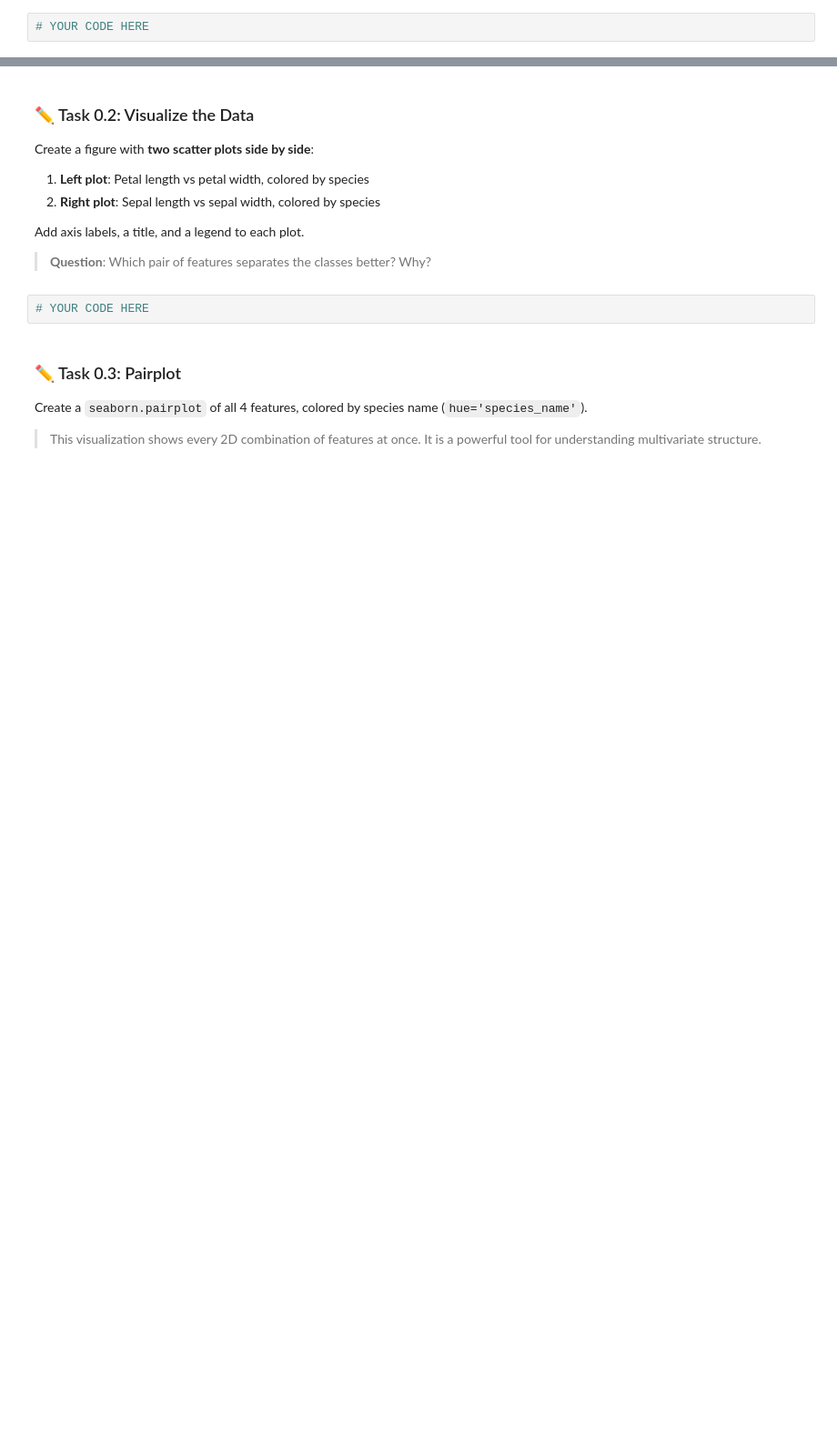
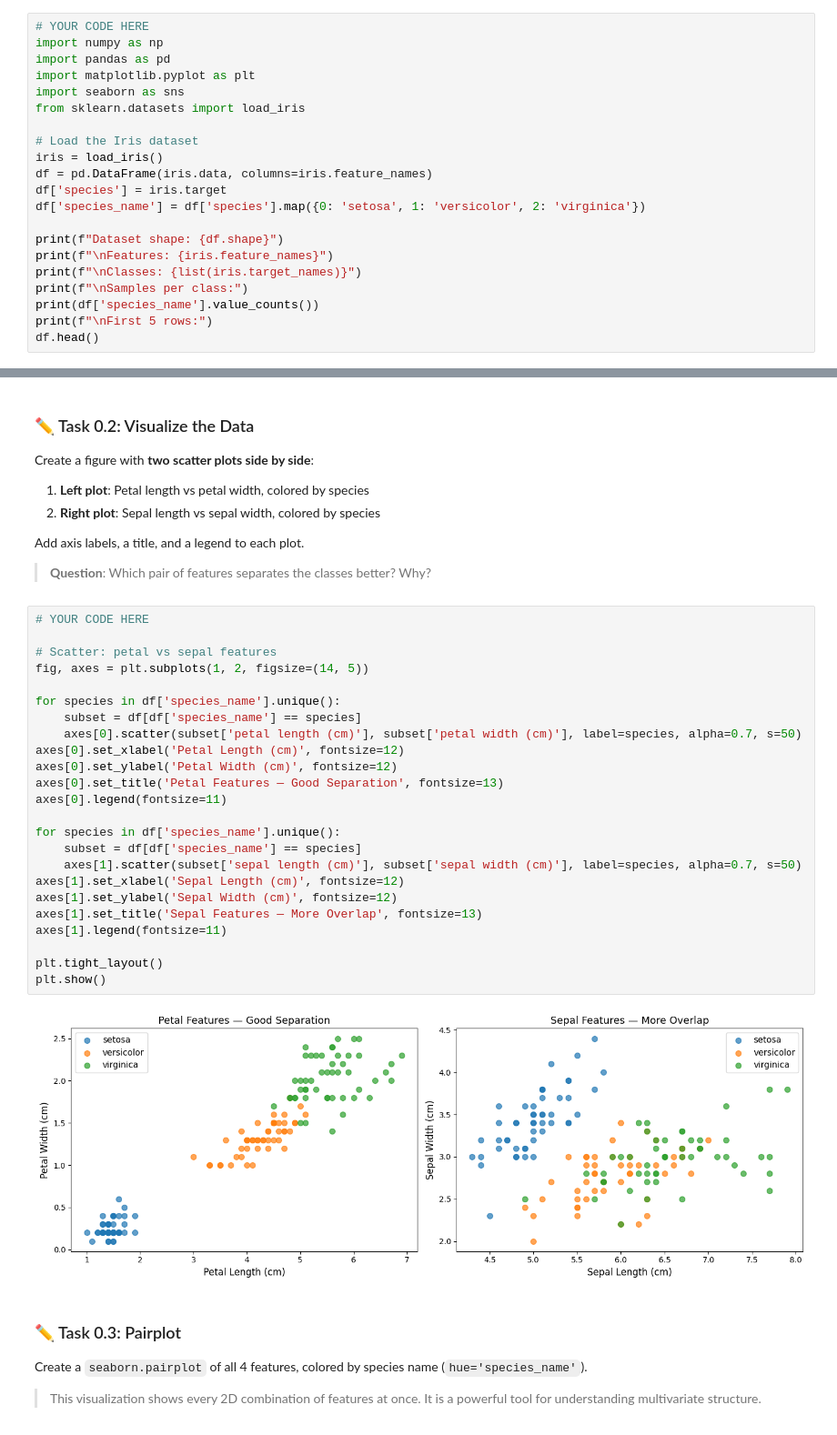
Before and after one commit to simone-cavallaro/Machine-Learning, a Jupyter notebook: Lab 5/KNN_SVM_KMEANS.ipynb, the cells around one changed output, grey strips where cells are left out. Shown at 91% size. Drawn from its saved outputs; the diff is of its cells as text; blank space fills up the shorter version.

```diff
--- a/Lab 5/KNN_SVM_KMEANS.ipynb
+++ b/Lab 5/KNN_SVM_KMEANS.ipynb
@@ -71,3 +71,22 @@ Create a DataFrame with the iris features and add columns for the numeric specie
 Print the **shape**, the **feature names**, the **class names**, and the **count of samples per class**.
 # %%
 # YOUR CODE HERE
+import numpy as np
+import pandas as pd
+import matplotlib.pyplot as plt
+import seaborn as sns
+from sklearn.datasets import load_iris
+
+# Load the Iris dataset
+iris = load_iris()
+df = pd.DataFrame(iris.data, columns=iris.feature_names)
+df['species'] = iris.target
+df['species_name'] = df['species'].map({0: 'setosa', 1: 'versicolor', 2: 'virginica'})
+
+print(f"Dataset shape: {df.shape}")
+print(f"\nFeatures: {iris.feature_names}")
+print(f"\nClasses: {list(iris.target_names)}")
+print(f"\nSamples per class:")
+print(df['species_name'].value_counts())
+print(f"\nFirst 5 rows:")
+df.head()
@@ -84,6 +124,30 @@ Add axis labels, a title, and a legend to each plot.
 > **Question**: Which pair of features separates the classes better? Why?
 # %%
 # YOUR CODE HERE
+
+# Scatter: petal vs sepal features
+fig, axes = plt.subplots(1, 2, figsize=(14, 5))
+
+for species in df['species_name'].unique():
+    subset = df[df['species_name'] == species]
+    axes[0].scatter(subset['petal length (cm)'], subset['petal width (cm)'], label=species, alpha=0.7, s=50)
+axes[0].set_xlabel('Petal Length (cm)', fontsize=12)
+axes[0].set_ylabel('Petal Width (cm)', fontsize=12)
+axes[0].set_title('Petal Features — Good Separation', fontsize=13)
+axes[0].legend(fontsize=11)
+
+for species in df['species_name'].unique():
+    subset = df[df['species_name'] == species]
+    axes[1].scatter(subset['sepal length (cm)'], subset['sepal width (cm)'], label=species, alpha=0.7, s=50)
+axes[1].set_xlabel('Sepal Length (cm)', fontsize=12)
+axes[1].set_ylabel('Sepal Width (cm)', fontsize=12)
+axes[1].set_title('Sepal Features — More Overlap', fontsize=13)
+axes[1].legend(fontsize=11)
+
+plt.tight_layout()
+plt.show()
+# %% [output]
+[figure, added]
 # %% [markdown]
 ### ✏️ Task 0.3: Pairplot
 
```
Also changed, not shown: parts of 13 cells of this notebook.
